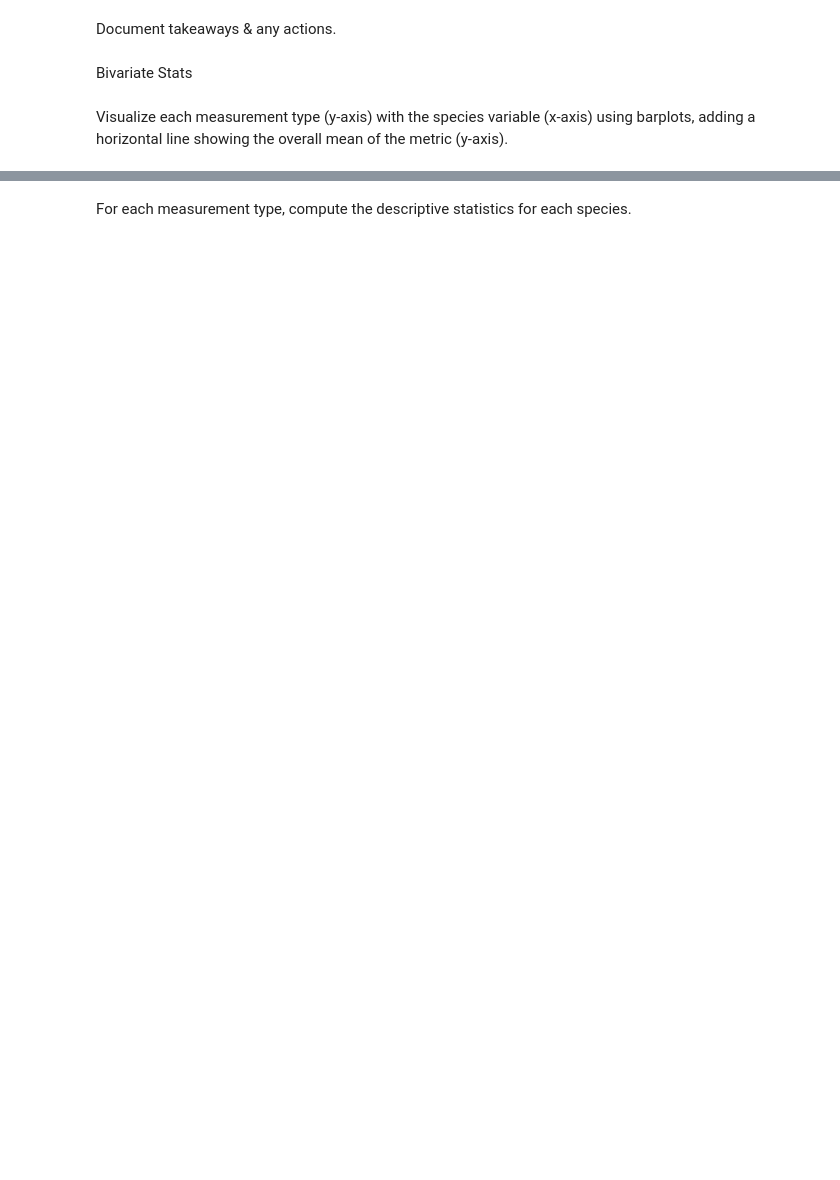
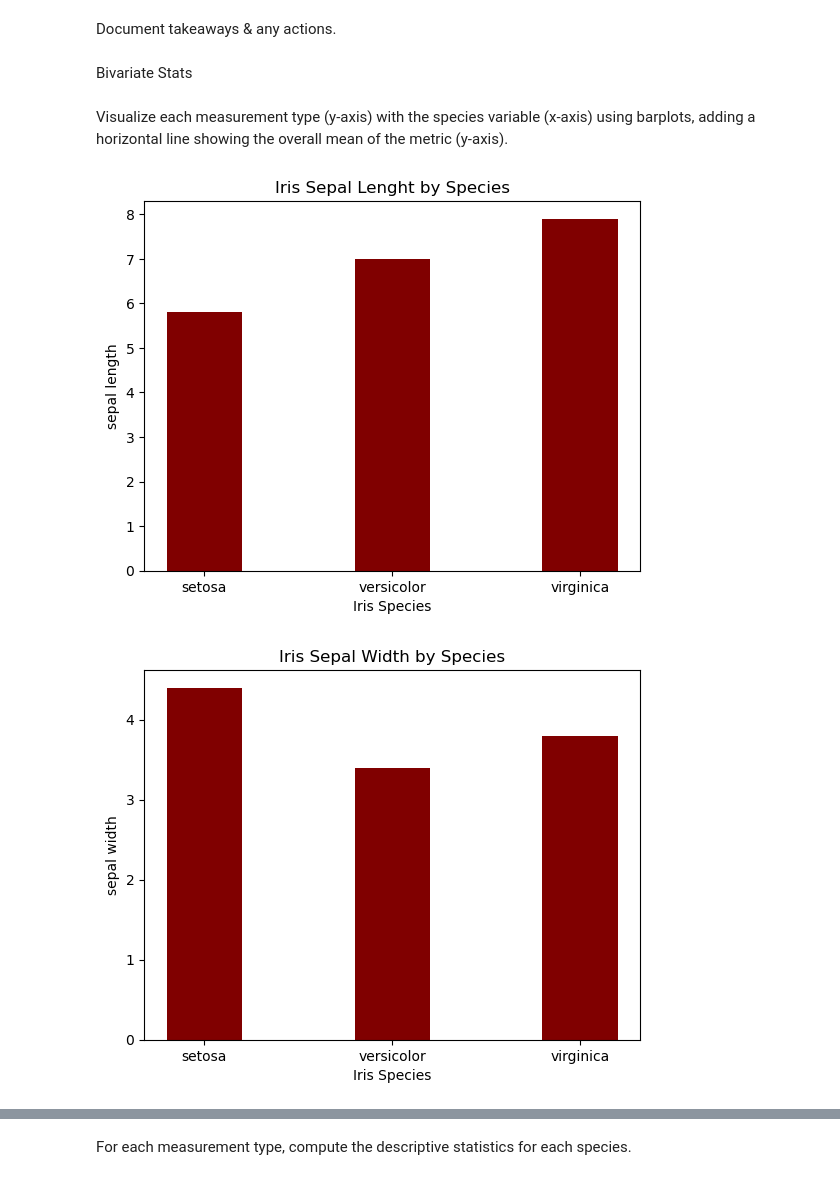
Before and after one commit to Bartholomew-Taylor/classification-exercises, a Jupyter notebook: Exploration_exercises.ipynb, the cells around one changed output, grey strips where cells are left out. Cells and saved outputs as stored; diff of their text form; code cells hidden in the pictures; blank space fills up the shorter version.

```diff
--- a/Exploration_exercises.ipynb
+++ b/Exploration_exercises.ipynb
@@ -47,3 +99,34 @@ Document takeaways & any actions.
 Bivariate Stats
 # %% [markdown]
 Visualize each measurement type (y-axis) with the species variable (x-axis) using barplots, adding a horizontal line showing the overall mean of the metric (y-axis).
+# %%
+plt.bar(iris_df.species_name, iris_df.sepal_length, color ='maroon',width = 0.4)
+
+plt.xlabel("Iris Species")
+plt.ylabel("sepal length")
+plt.title("Iris Sepal Lenght by Species")
+plt.show()
+
+plt.bar(iris_df.species_name, iris_df.sepal_width, color ='maroon',width = 0.4)
+
+plt.xlabel("Iris Species")
+plt.ylabel("sepal width")
+plt.title("Iris Sepal Width by Species")
+plt.show()
+
+plt.bar(iris_df.species_name, iris_df.petal_length, color ='maroon',width = 0.4)
+
+plt.xlabel("Iris Species")
+plt.ylabel("petal length")
+plt.title("Iris Petal Length by Species")
+plt.show()
+
+plt.bar(iris_df.species_name, iris_df.petal_width, color ='maroon',width = 0.4)
+
+plt.xlabel("Iris Species")
+plt.ylabel("petal width")
+plt.title("Iris Petal width by Species")
+plt.show()
+# %% [output]
+[figure, added]
+[figure, added]
```
Also changed, not shown: parts of 23 cells of this notebook.
